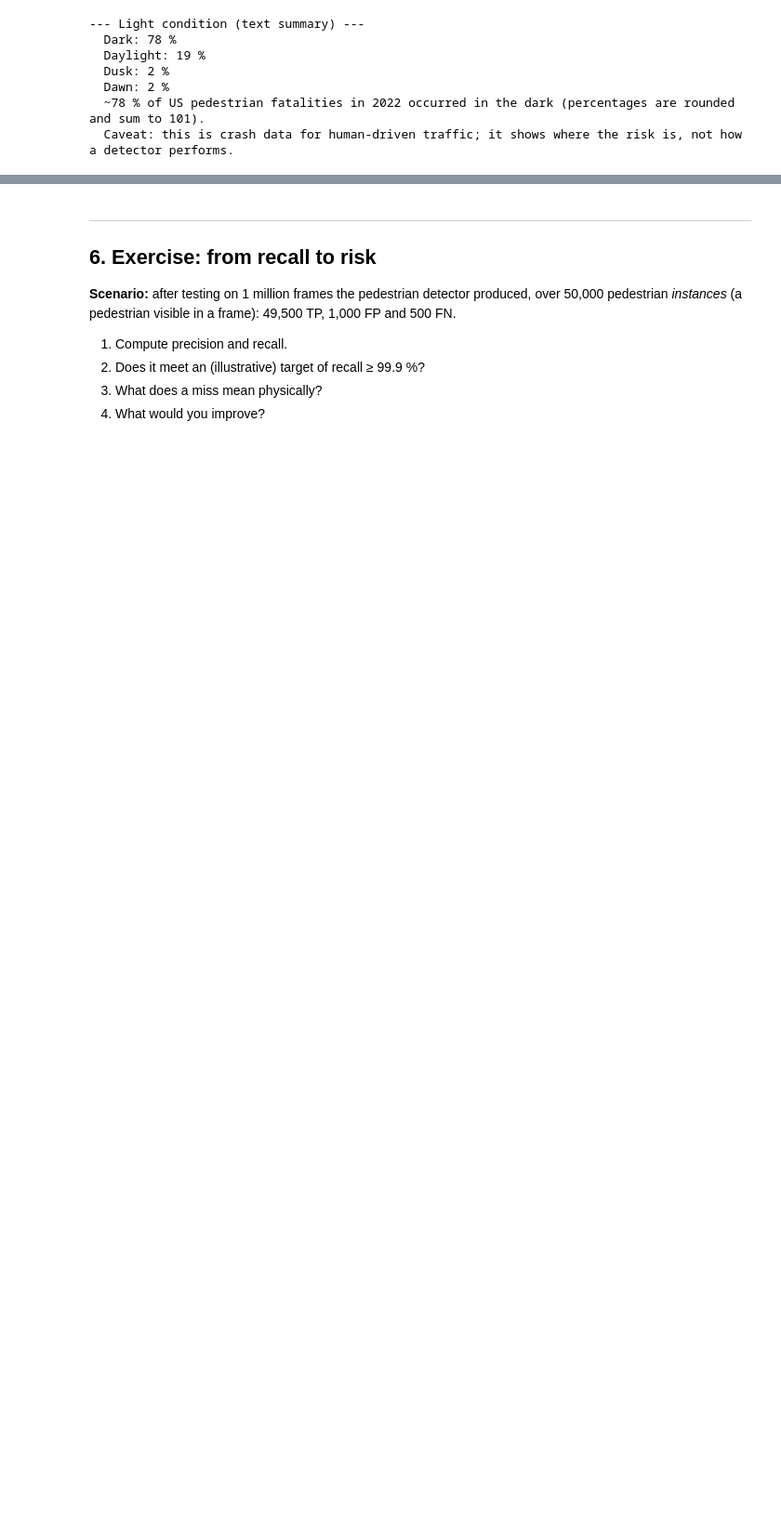
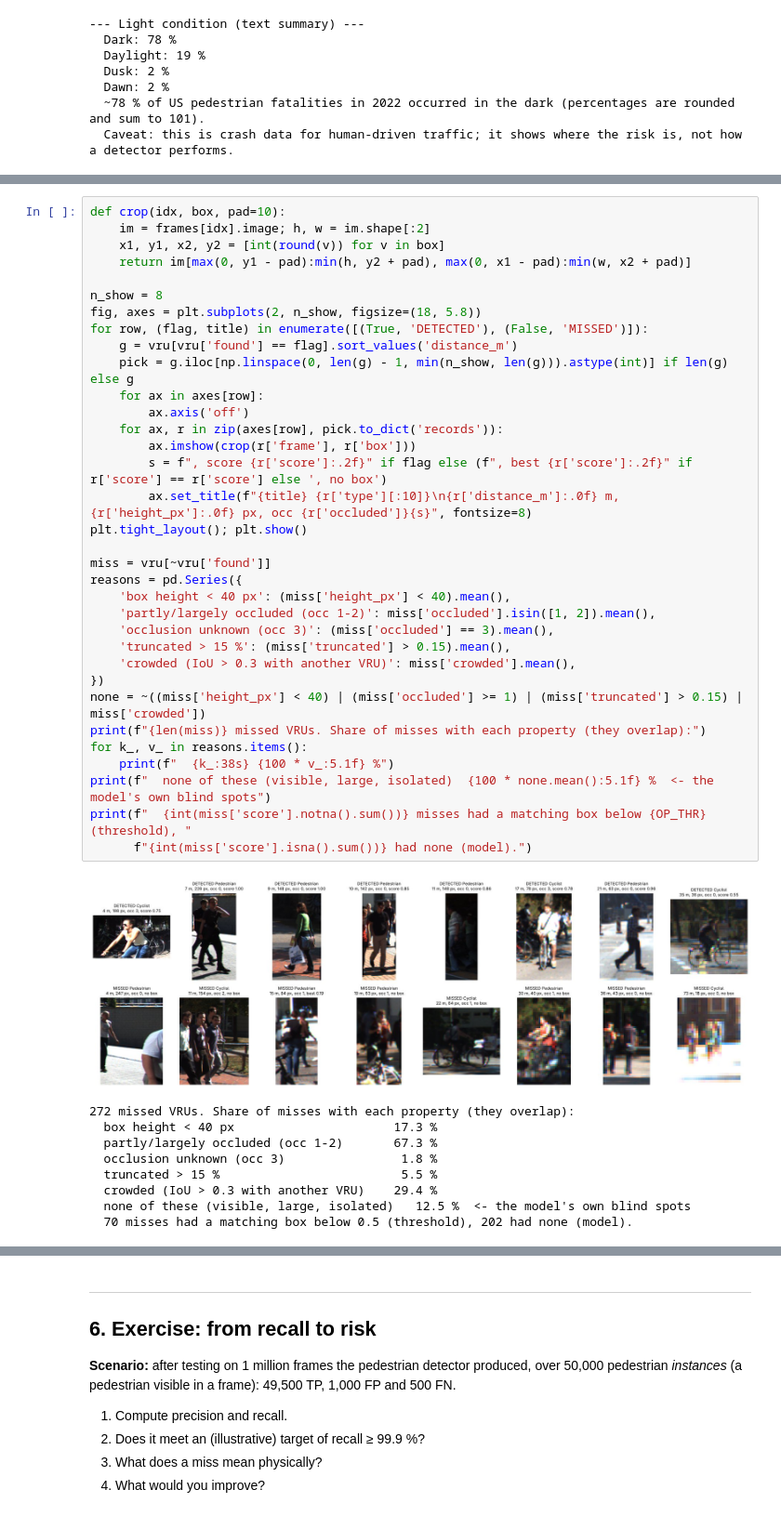
Before and after one commit to milinpatel07/Autonomous-Driving_AI-Safety-and-Security, a Jupyter notebook: 01_Perception/05_vulnerable_road_user_detection.ipynb, the cells around one changed output, grey strips where cells are left out. Shown at 93% size. Cells and saved outputs as stored; diff of their text form; blank space fills up the shorter version.

```diff
--- a/01_Perception/05_vulnerable_road_user_detection.ipynb
+++ b/01_Perception/05_vulnerable_road_user_detection.ipynb
@@ -487,0 +317,44 @@ The F1 optimum is NOT the safety optimum: the recall target forces a much lower
+# %%
+def crop(idx, box, pad=10):
+    im = frames[idx].image; h, w = im.shape[:2]
+    x1, y1, x2, y2 = [int(round(v)) for v in box]
+    return im[max(0, y1 - pad):min(h, y2 + pad), max(0, x1 - pad):min(w, x2 + pad)]
+
+n_show = 8
+fig, axes = plt.subplots(2, n_show, figsize=(18, 5.8))
+for row, (flag, title) in enumerate([(True, 'DETECTED'), (False, 'MISSED')]):
+    g = vru[vru['found'] == flag].sort_values('distance_m')
+    pick = g.iloc[np.linspace(0, len(g) - 1, min(n_show, len(g))).astype(int)] if len(g) else g
+    for ax in axes[row]:
+        ax.axis('off')
+    for ax, r in zip(axes[row], pick.to_dict('records')):
+        ax.imshow(crop(r['frame'], r['box']))
+        s = f", score {r['score']:.2f}" if flag else (f", best {r['score']:.2f}" if r['score'] == r['score'] else ', no box')
+        ax.set_title(f"{title} {r['type'][:10]}\n{r['distance_m']:.0f} m, {r['height_px']:.0f} px, occ {r['occluded']}{s}", fontsize=8)
+plt.tight_layout(); plt.show()
+
+miss = vru[~vru['found']]
+reasons = pd.Series({
+    'box height < 40 px': (miss['height_px'] < 40).mean(),
+    'partly/largely occluded (occ 1-2)': miss['occluded'].isin([1, 2]).mean(),
+    'occlusion unknown (occ 3)': (miss['occluded'] == 3).mean(),
+    'truncated > 15 %': (miss['truncated'] > 0.15).mean(),
+    'crowded (IoU > 0.3 with another VRU)': miss['crowded'].mean(),
+})
+none = ~((miss['height_px'] < 40) | (miss['occluded'] >= 1) | (miss['truncated'] > 0.15) | miss['crowded'])
+print(f"{len(miss)} missed VRUs. Share of misses with each property (they overlap):")
+for k_, v_ in reasons.items():
+    print(f"  {k_:38s} {100 * v_:5.1f} %")
+print(f"  none of these (visible, large, isolated)  {100 * none.mean():5.1f} %  <- the model's own blind spots")
+print(f"  {int(miss['score'].notna().sum())} misses had a matching box below {OP_THR} (threshold), "
+      f"{int(miss['score'].isna().sum())} had none (model).")
+# %% [output]
+[figure, added]
+272 missed VRUs. Share of misses with each property (they overlap):
+  box height < 40 px                      17.3 %
+  partly/largely occluded (occ 1-2)       67.3 %
+  occlusion unknown (occ 3)                1.8 %
+  truncated > 15 %                         5.5 %
+  crowded (IoU > 0.3 with another VRU)    29.4 %
+  none of these (visible, large, isolated)   12.5 %  <- the model's own blind spots
+  70 misses had a matching box below 0.5 (threshold), 202 had none (model).
```
Also changed, not shown: parts of 45 cells of this notebook, 1 other file.
